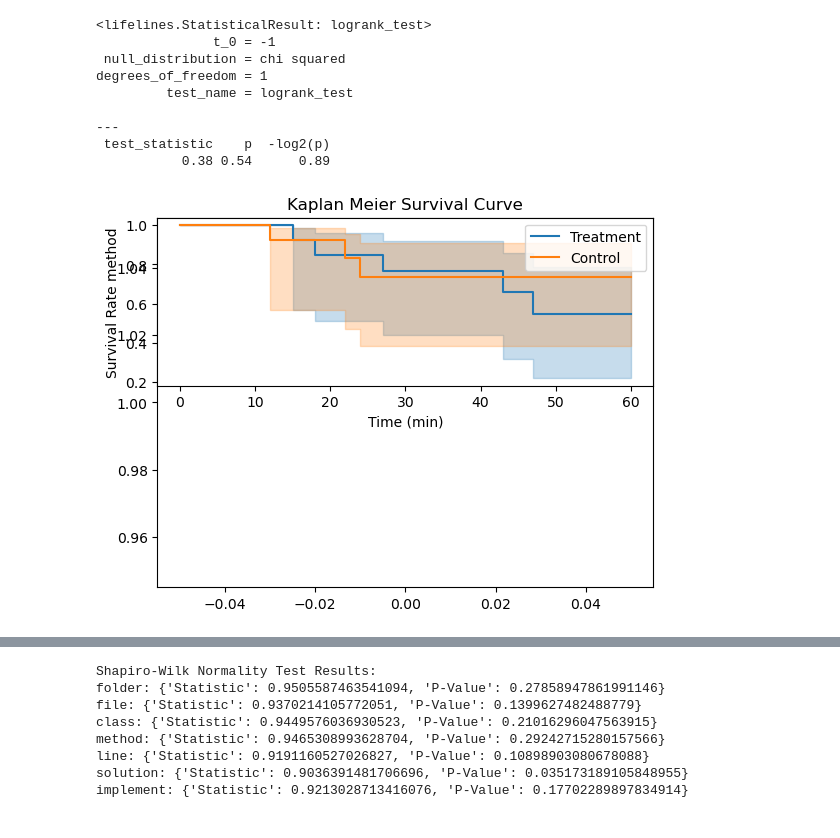
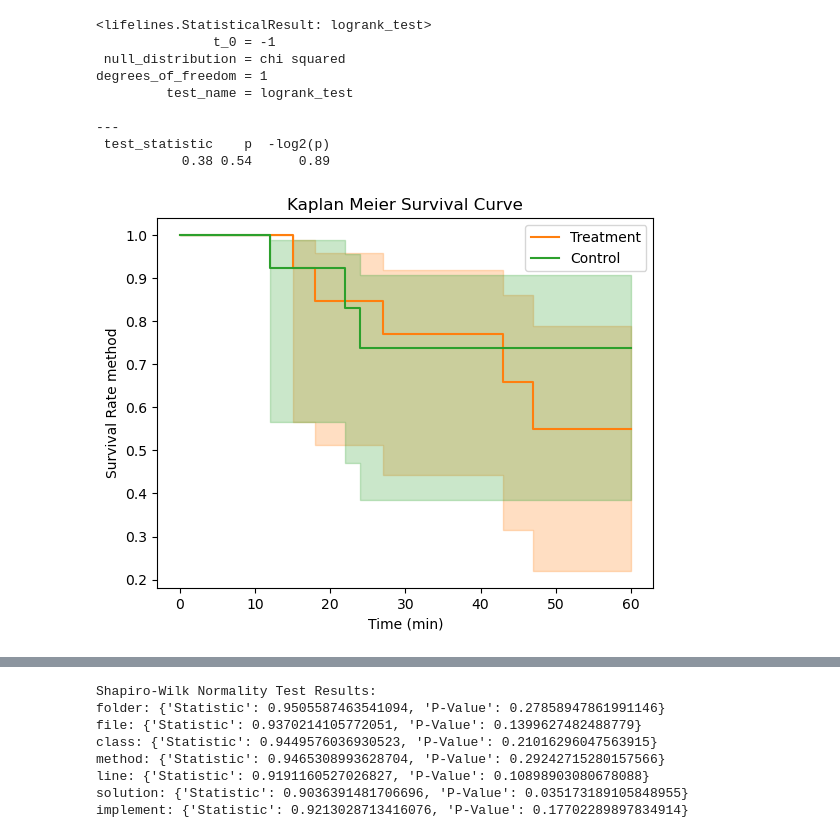
Before and after one commit to fabiojavamarcos/MilestonesExperiments, a Jupyter notebook: survival-milestones.ipynb, the cells around one changed output, grey strips where cells are left out. Saved outputs shown, nothing was run; the diff lists cells and outputs as text; code cells hidden in the pictures.

```diff
--- a/survival-milestones.ipynb
+++ b/survival-milestones.ipynb
@@ -120,7 +142,7 @@ plt.plot(1)
 plt.title("Kaplan Meier Survival Curve")
 
 for i in range(1,tasks+1):
-	plt.subplot(211)
+	#plt.subplot(211)
 	group1_data = data_60[data_60['Group'] == 1][data_60['Task'] == i]
 	group2_data = data_60[data_60['Group'] == 2][data_60['Task'] == i]
 
@@ -130,7 +152,7 @@ for i in range(1,tasks+1):
 	kmf2 = KaplanMeierFitter()
 	kmf2.fit(group2_data[time_col], event_observed=group2_data[event_col])
 
-	plt.subplot(210 + i)
+	##plt.subplot(210 + i)
 	ax = kmf1.plot(label='Treatment')
 	kmf2.plot(ax=ax, label='Control')
 	plt.xlabel('')
@@ -138,7 +160,7 @@ for i in range(1,tasks+1):
 	print(logrank_test(group1_data['folder'], group2_data['folder'], event_observed_A=group1_data['right folder'], event_observed_B=group2_data['right folder']))
 
 
-plt.subplot(210 + tasks)
+#plt.subplot(210 + tasks)
 plt.xlabel('Time (min)')
 plt.show()
 # %% [output]
@@ -163,7 +185,7 @@ plt.plot(1)
 plt.title("Kaplan Meier Survival Curve")
 
 for i in range(1,tasks+1):
-	plt.subplot(211)
+	#plt.subplot(211)
 	group1_data = data_60[data_60['Group'] == 1][data_60['Task'] == i]
 	group2_data = data_60[data_60['Group'] == 2][data_60['Task'] == i]
 
@@ -173,7 +195,7 @@ for i in range(1,tasks+1):
 	kmf2 = KaplanMeierFitter()
 	kmf2.fit(group2_data[time_col], event_observed=group2_data[event_col])
 
-	plt.subplot(210 + i)
+	#plt.subplot(210 + i)
 	ax = kmf1.plot(label='Treatment')
 	kmf2.plot(ax=ax, label='Control')
 	plt.xlabel('')
@@ -181,7 +203,7 @@ for i in range(1,tasks+1):
 	print(logrank_test(group1_data['file'], group2_data['file'], event_observed_A=group1_data['right file'], event_observed_B=group2_data['right file']))
 
 
-plt.subplot(210 + tasks)
+#plt.subplot(210 + tasks)
 plt.xlabel('Time (min)')
 plt.show()
 # %% [output]
@@ -206,7 +228,7 @@ plt.plot(1)
 plt.title("Kaplan Meier Survival Curve")
 
 for i in range(1,tasks+1):
-	plt.subplot(211)
+	#plt.subplot(211)
 	group1_data = data_60[data_60['Group'] == 1][data_60['Task'] == i]
 	group2_data = data_60[data_60['Group'] == 2][data_60['Task'] == i]
 
@@ -216,7 +238,7 @@ for i in range(1,tasks+1):
 	kmf2 = KaplanMeierFitter()
 	kmf2.fit(group2_data[time_col], event_observed=group2_data[event_col])
 
-	plt.subplot(210 + i)
+	#plt.subplot(210 + i)
 	ax = kmf1.plot(label='Treatment')
 	kmf2.plot(ax=ax, label='Control')
 	plt.xlabel('')
@@ -224,7 +246,7 @@ for i in range(1,tasks+1):
 	print(logrank_test(group1_data['class'], group2_data['class'], event_observed_A=group1_data['right class'], event_observed_B=group2_data['right class']))
 
 
-plt.subplot(210 + tasks)
+#plt.subplot(210 + tasks)
 plt.xlabel('Time (min)')
 plt.show()
 # %% [output]
@@ -249,7 +271,7 @@ plt.plot(1)
 plt.title("Kaplan Meier Survival Curve")
 
 for i in range(1,tasks+1):
-	plt.subplot(211)
+	#plt.subplot(211)
 	group1_data = data_60[data_60['Group'] == 1][data_60['Task'] == i]
 	group2_data = data_60[data_60['Group'] == 2][data_60['Task'] == i]
 
@@ -259,7 +281,7 @@ for i in range(1,tasks+1):
 	kmf2 = KaplanMeierFitter()
 	kmf2.fit(group2_data[time_col], event_observed=group2_data[event_col])
 
-	plt.subplot(210 + i)
+	#plt.subplot(210 + i)
 	ax = kmf1.plot(label='Treatment')
 	kmf2.plot(ax=ax, label='Control')
 	plt.xlabel('')
@@ -267,7 +289,7 @@ for i in range(1,tasks+1):
 	print(logrank_test(group1_data['method'], group2_data['method'], event_observed_A=group1_data['right method'], event_observed_B=group2_data['right method']))
 
 
-plt.subplot(210 + tasks)
+#plt.subplot(210 + tasks)
 plt.xlabel('Time (min)')
 plt.show()
 # %% [output]
@@ -292,38 +314,38 @@ plt.plot(1)
 plt.title("Kaplan Meier Survival Curve")
 
 for i in range(1,tasks+1):
-	plt.subplot(211)
+	#plt.subplot(211)
 	group1_data = data_60[data_60['Group'] == 1][data_60['Task'] == i]
 	group2_data = data_60[data_60['Group'] == 2][data_60['Task'] == i]
 
 	kmf1 = KaplanMeierFitter()
 	kmf1.fit(group1_data[time_col], event_observed=group1_data[event_col])
 
 	kmf2 = KaplanMeierFitter()
 	kmf2.fit(group2_data[time_col], event_observed=group2_data[event_col])
 
-	plt.subplot(210 + i)
+	#plt.subplot(210 + i)
 	ax = kmf1.plot(label='Treatment')
 	kmf2.plot(ax=ax, label='Control')
 	plt.xlabel('')
 	plt.ylabel('Survival Rate method')
 	print(logrank_test(group1_data['line'], group2_data['line'], event_observed_A=group1_data['right lines'], event_observed_B=group2_data['right lines']))
 
 
-plt.subplot(210 + tasks)
+#plt.subplot(210 + tasks)
 plt.xlabel('Time (min)')
 plt.show()
 # %% [output]
 <lifelines.StatisticalResult: logrank_test>
                t_0 = -1
  null_distribution = chi squared
 degrees_of_freedom = 1
          test_name = logrank_test
 
 ---
  test_statistic    p  -log2(p)
            0.38 0.54      0.89
-[figure, old version]
+[figure, new version]
 # %%
 tasks = 1
 time_col = 'solution'
```
Also changed, not shown: parts of 10 cells of this notebook, 43 other files.
